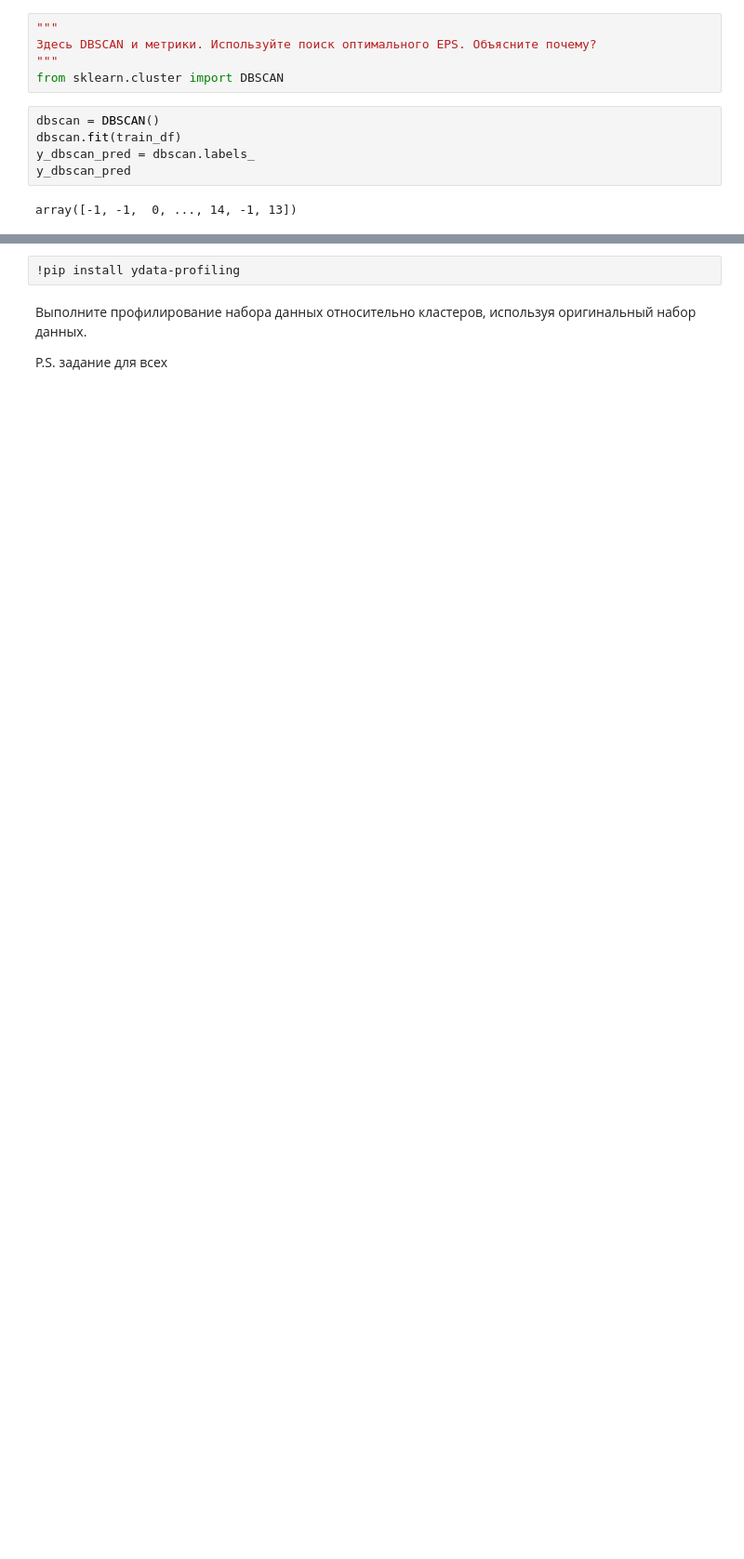
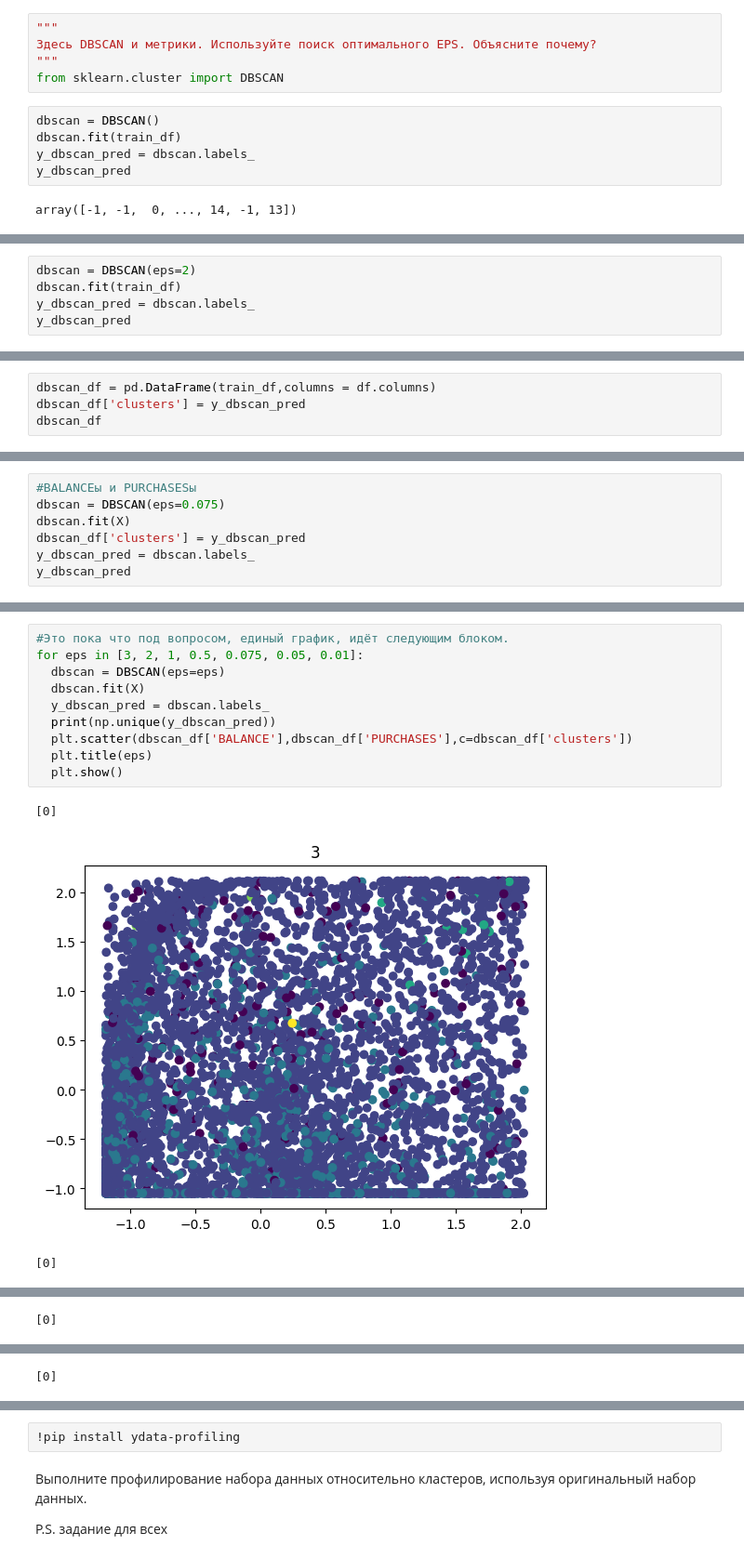
Before and after one commit to Dev-Atom42/MachineLearning-Calobaratory, a Jupyter notebook: Задание_4.ipynb, the cells around one changed output, grey strips where cells are left out. Shown at 93% size. Saved outputs shown, nothing was run; the diff lists cells and outputs as text; blank space fills up the shorter version.

```diff
--- a/Задание_4.ipynb
+++ b/Задание_4.ipynb
@@ -300,0 +296,5 @@ dbscan_df.head(10)
+# %%
+dbscan = DBSCAN(eps=2)
+dbscan.fit(train_df)
+y_dbscan_pred = dbscan.labels_
+y_dbscan_pred
@@ -300,0 +303,4 @@ dbscan_df.head(10)
+# %%
+dbscan_df = pd.DataFrame(train_df,columns = df.columns)
+dbscan_df['clusters'] = y_dbscan_pred
+dbscan_df
@@ -300,0 +333,7 @@ dbscan_df.head(10)
+# %%
+#BALANCEы и PURCHASESы
+dbscan = DBSCAN(eps=0.075)
+dbscan.fit(X)
+dbscan_df['clusters'] = y_dbscan_pred
+y_dbscan_pred = dbscan.labels_
+y_dbscan_pred
@@ -300,0 +352,14 @@ dbscan_df.head(10)
+# %%
+#Это пока что под вопросом, единый график, идёт следующим блоком.
+for eps in [3, 2, 1, 0.5, 0.075, 0.05, 0.01]:
+  dbscan = DBSCAN(eps=eps)
+  dbscan.fit(X)
+  y_dbscan_pred = dbscan.labels_
+  print(np.unique(y_dbscan_pred))
+  plt.scatter(dbscan_df['BALANCE'],dbscan_df['PURCHASES'],c=dbscan_df['clusters'])
+  plt.title(eps)
+  plt.show()
+# %% [output]
+[0]
+[figure, added]
+[0]
@@ -300,0 +367 @@ dbscan_df.head(10)
+[0]
@@ -300,0 +369 @@ dbscan_df.head(10)
+[0]
```
Also changed, not shown: parts of 16 cells of this notebook.
